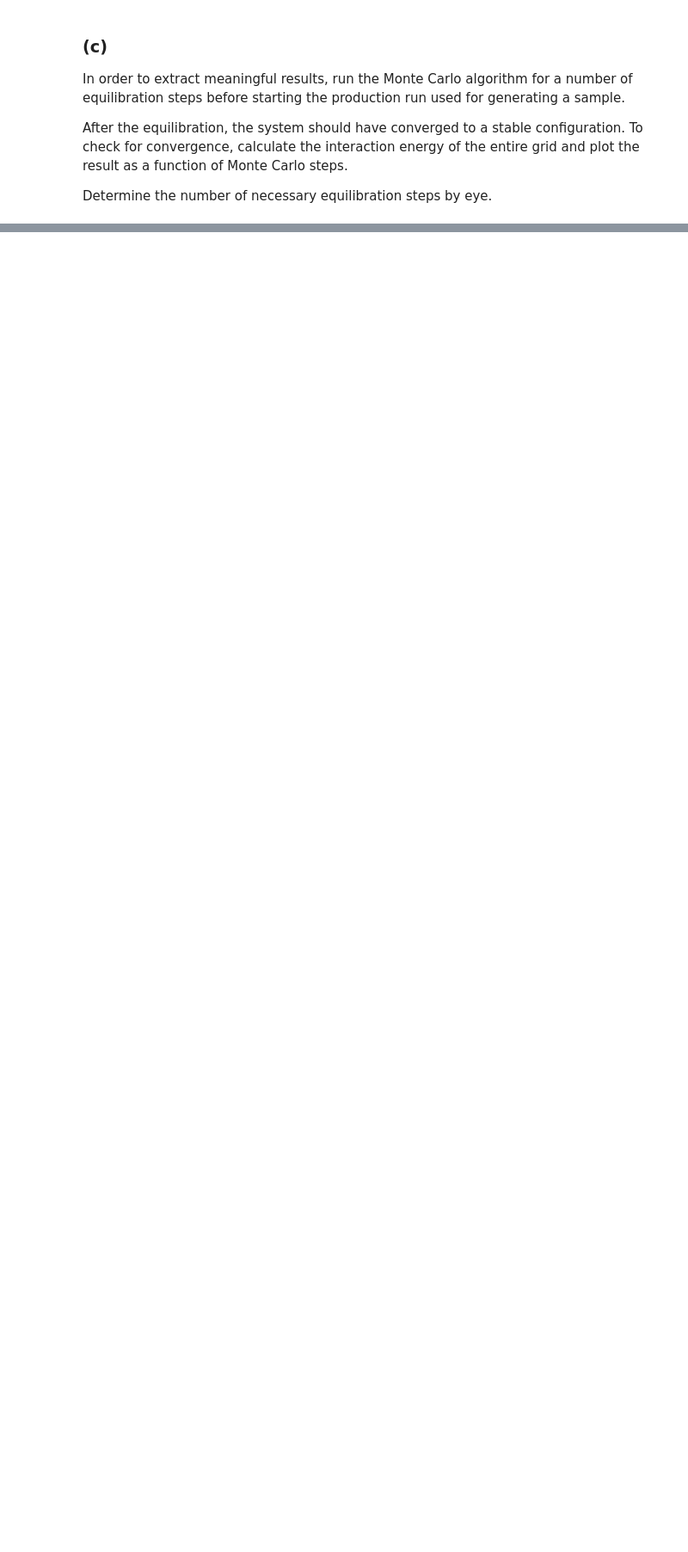
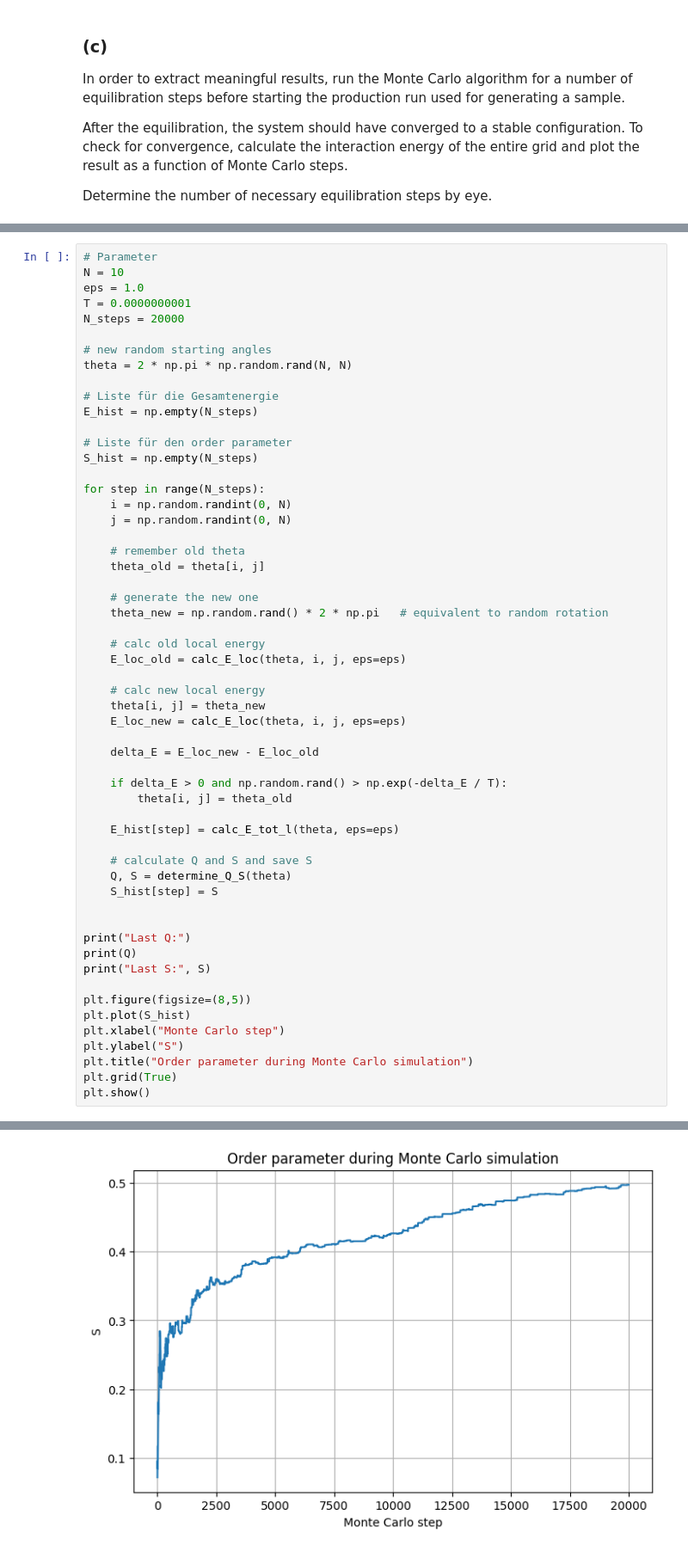
Before and after one commit to StefanTU0815/Computersimulations_2, a Jupyter notebook: Exercise_2.ipynb, the cells around one changed output, grey strips where cells are left out. Shown at 86% size. Drawn from its saved outputs; the diff is of its cells as text; blank space fills up the shorter version.

```diff
--- a/Exercise_2.ipynb
+++ b/Exercise_2.ipynb
@@ -169,0 +275,57 @@ Determine the number of necessary equilibration steps by eye.
+# %%
+# Parameter
+N = 10
+eps = 1.0
+T = 0.0000000001
+N_steps = 20000
+
+# new random starting angles
+theta = 2 * np.pi * np.random.rand(N, N)
+
+# Liste für die Gesamtenergie
+E_hist = np.empty(N_steps)
+
+# Liste für den order parameter
+S_hist = np.empty(N_steps)
+
+for step in range(N_steps):
+    i = np.random.randint(0, N)
+    j = np.random.randint(0, N)
+
+    # remember old theta
+    theta_old = theta[i, j]
+
+    # generate the new one
+    theta_new = np.random.rand() * 2 * np.pi   # equivalent to random rotation
+
+    # calc old local energy
+    E_loc_old = calc_E_loc(theta, i, j, eps=eps)
+
+    # calc new local energy
+    theta[i, j] = theta_new
+    E_loc_new = calc_E_loc(theta, i, j, eps=eps)
+
+    delta_E = E_loc_new - E_loc_old
+
+    if delta_E > 0 and np.random.rand() > np.exp(-delta_E / T):
+        theta[i, j] = theta_old
+
+    E_hist[step] = calc_E_tot_l(theta, eps=eps)
+
+    # calculate Q and S and save S
+    Q, S = determine_Q_S(theta)
+    S_hist[step] = S
+
+
+print("Last Q:")
+print(Q)
+print("Last S:", S)
+
+plt.figure(figsize=(8,5))
+plt.plot(S_hist)
+plt.xlabel("Monte Carlo step")
+plt.ylabel("S")
+plt.title("Order parameter during Monte Carlo simulation")
+plt.grid(True)
+plt.show()
+# %% [output]
@@ -169,0 +336 @@ Determine the number of necessary equilibration steps by eye.
+[figure, added]
```
Also changed, not shown: parts of 8 cells of this notebook.
